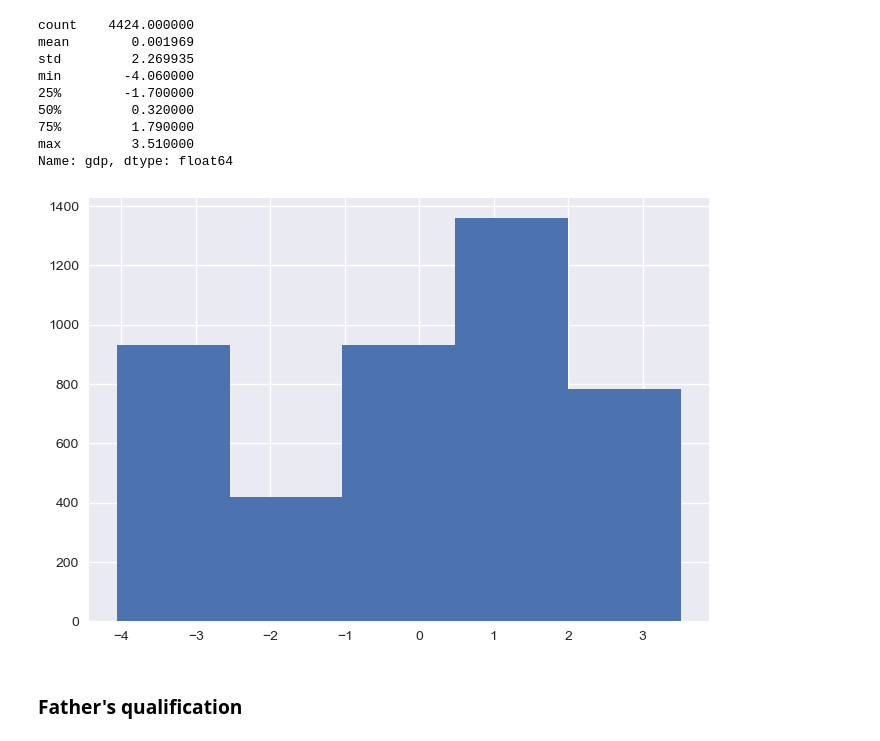
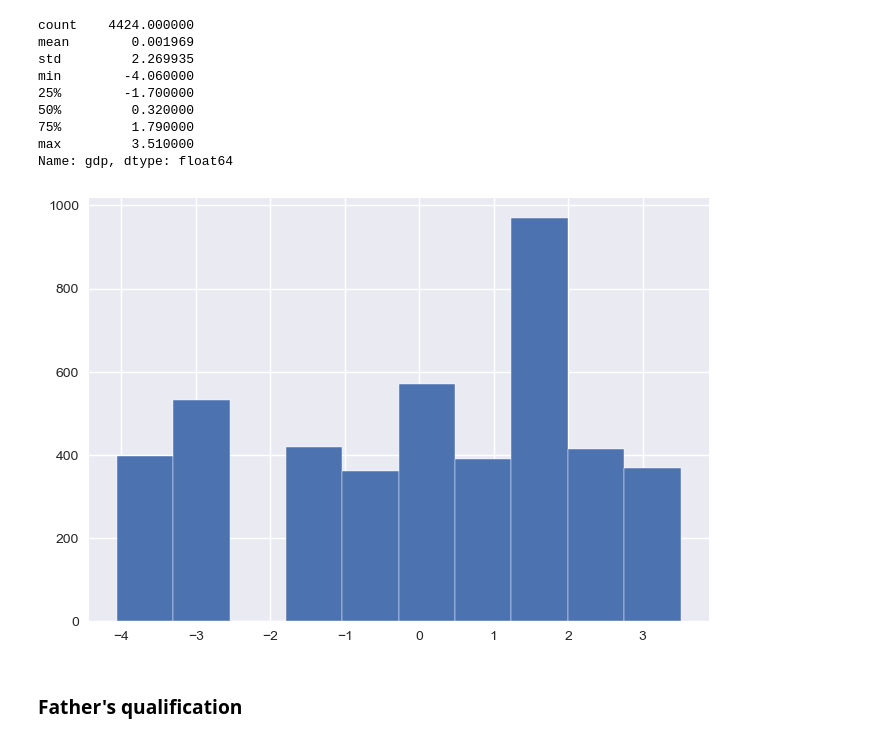
Before and after one commit to AndreJacobsPy/ai-academy-capstone, a Jupyter notebook: exploration.ipynb, the cells around one changed output. Saved outputs shown, nothing was run; the diff lists cells and outputs as text; code cells hidden in the pictures.

```diff
--- a/exploration.ipynb
+++ b/exploration.ipynb
@@ -1257,9 +1257,9 @@ min        -4.060000
 max         3.510000
 Name: gdp, dtype: float64
 # %%
-df['gdp'].hist(bins=5);
+df['gdp'].hist(bins=10);
 # %% [output]
-[figure, old version]
+[figure, new version]
 # %% [markdown]
 ### Father's qualification <a class="anchor" id="tenth-bullet">
 # %% [markdown]
```
Also changed, not shown: parts of 8 cells of this notebook, 2 other files.
